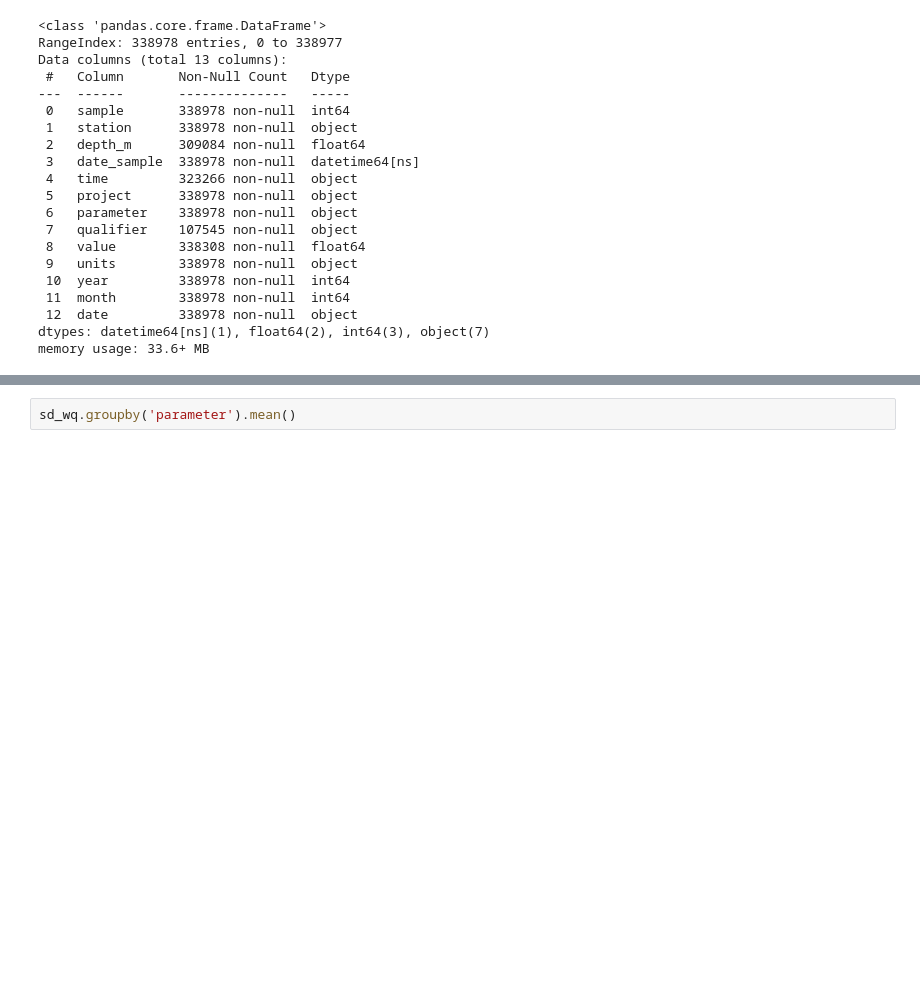
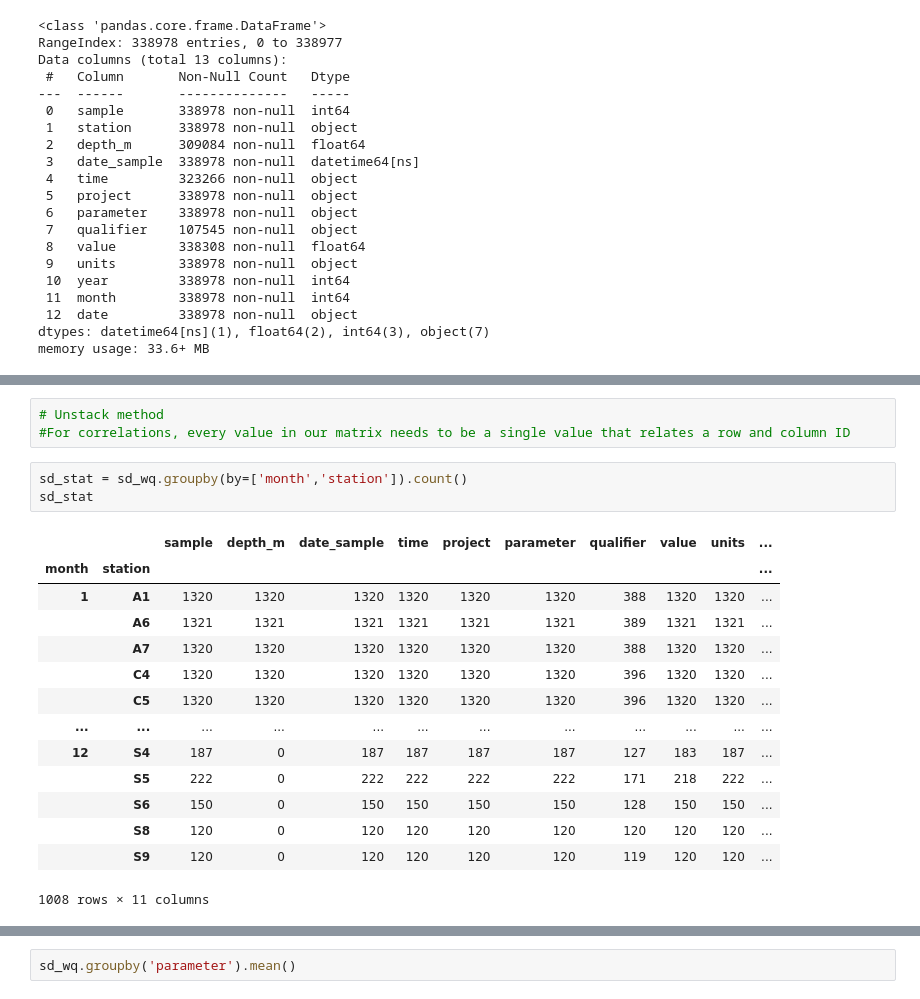
Before and after one commit to Prana-Dante/San-Diego-Water-Quality, a Jupyter notebook: Dataframe Analysis.ipynb, the cells around one changed output, grey strips where cells are left out. Cells and saved outputs as stored; diff of their text form; blank space fills up the shorter version.

```diff
--- a/Dataframe Analysis.ipynb
+++ b/Dataframe Analysis.ipynb
@@ -165,0 +228,21 @@ plt.tight_layout()
+# %%
+# Unstack method
+#For correlations, every value in our matrix needs to be a single value that relates a row and column ID
+# %%
+sd_stat = sd_wq.groupby(by=['month','station']).count()
+sd_stat
+# %% [output]
+|  |  | sample | depth_m | date_sample | time | project | parameter | qualifier | value | units | ... |
+| month | station |  |  |  |  |  |  |  |  |  | ... |
+| 1 | A1 | 1320 | 1320 | 1320 | 1320 | 1320 | 1320 | 388 | 1320 | 1320 | ... |
+|  | A6 | 1321 | 1321 | 1321 | 1321 | 1321 | 1321 | 389 | 1321 | 1321 | ... |
+|  | A7 | 1320 | 1320 | 1320 | 1320 | 1320 | 1320 | 388 | 1320 | 1320 | ... |
+|  | C4 | 1320 | 1320 | 1320 | 1320 | 1320 | 1320 | 396 | 1320 | 1320 | ... |
+|  | C5 | 1320 | 1320 | 1320 | 1320 | 1320 | 1320 | 396 | 1320 | 1320 | ... |
+| ... | ... | ... | ... | ... | ... | ... | ... | ... | ... | ... | ... |
+| 12 | S4 | 187 | 0 | 187 | 187 | 187 | 187 | 127 | 183 | 187 | ... |
+|  | S5 | 222 | 0 | 222 | 222 | 222 | 222 | 171 | 218 | 222 | ... |
+|  | S6 | 150 | 0 | 150 | 150 | 150 | 150 | 128 | 150 | 150 | ... |
+|  | S8 | 120 | 0 | 120 | 120 | 120 | 120 | 120 | 120 | 120 | ... |
+|  | S9 | 120 | 0 | 120 | 120 | 120 | 120 | 119 | 120 | 120 | ... |
+1008 rows × 11 columns
```
Also changed, not shown: parts of 45 cells of this notebook.
